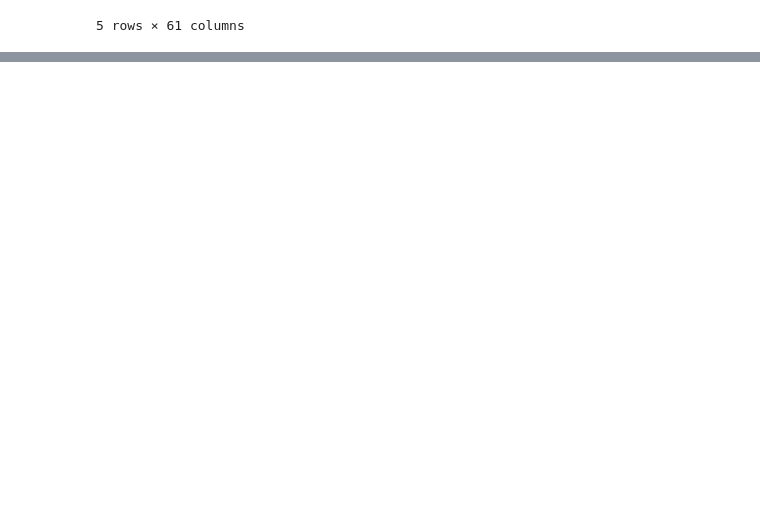
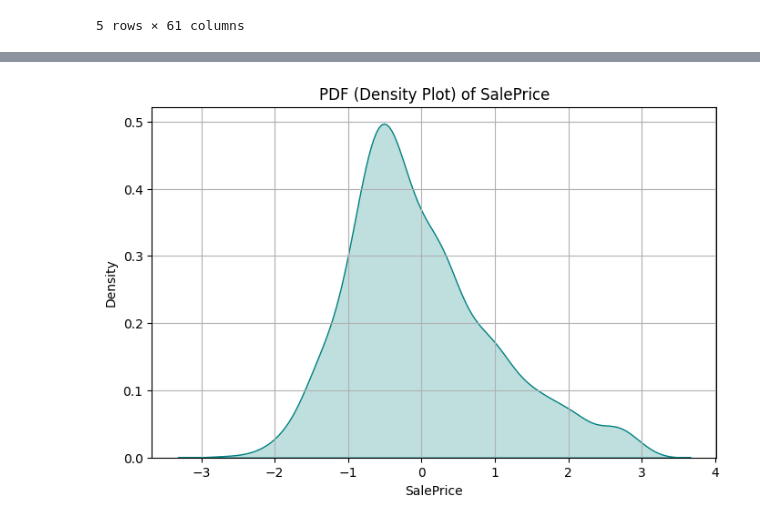
Before and after one commit to aanjalii2/DA, a Jupyter notebook: Task.ipynb, the cells around one changed output, grey strips where cells are left out. Cells and saved outputs as stored; diff of their text form; code cells hidden in the pictures; blank space fills up the shorter version.

```diff
--- a/Task.ipynb
+++ b/Task.ipynb
@@ -524,0 +683,11 @@ df.head()
+# %%
+#  KDE / Density Plot of SalePrice
+plt.figure(figsize=(8, 5))
+sns.kdeplot(df['SalePrice'], fill=True, color='teal')
+plt.title('PDF (Density Plot) of SalePrice')
+plt.xlabel('SalePrice')
+plt.ylabel('Density')
+plt.grid(True)
+plt.show()
+# %% [output]
+[figure, added]
```
Also changed, not shown: parts of 17 cells of this notebook.
